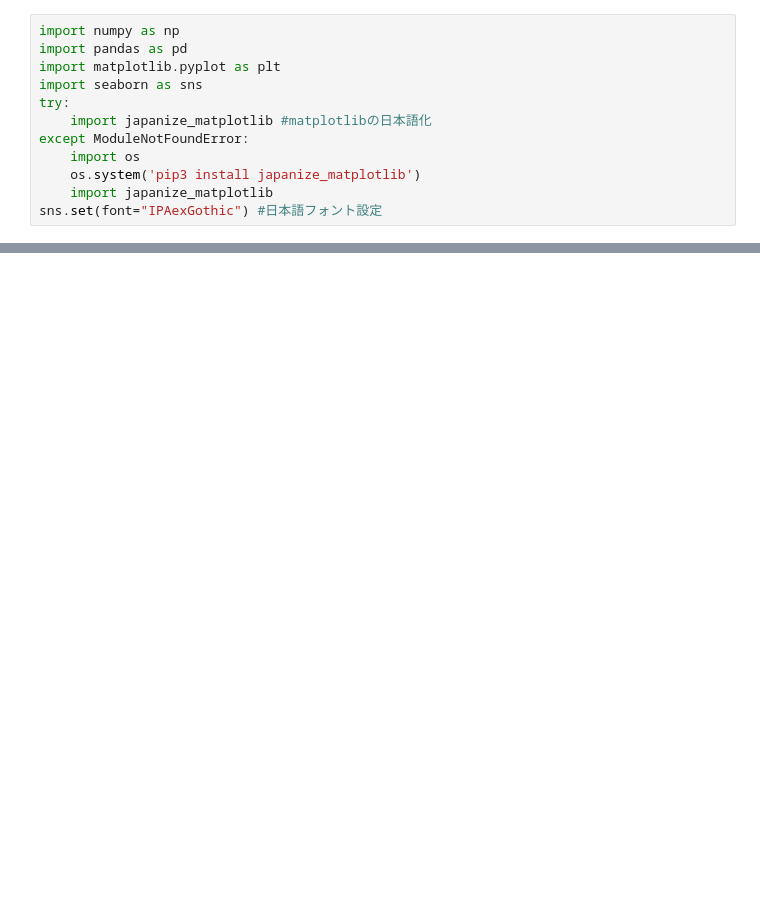
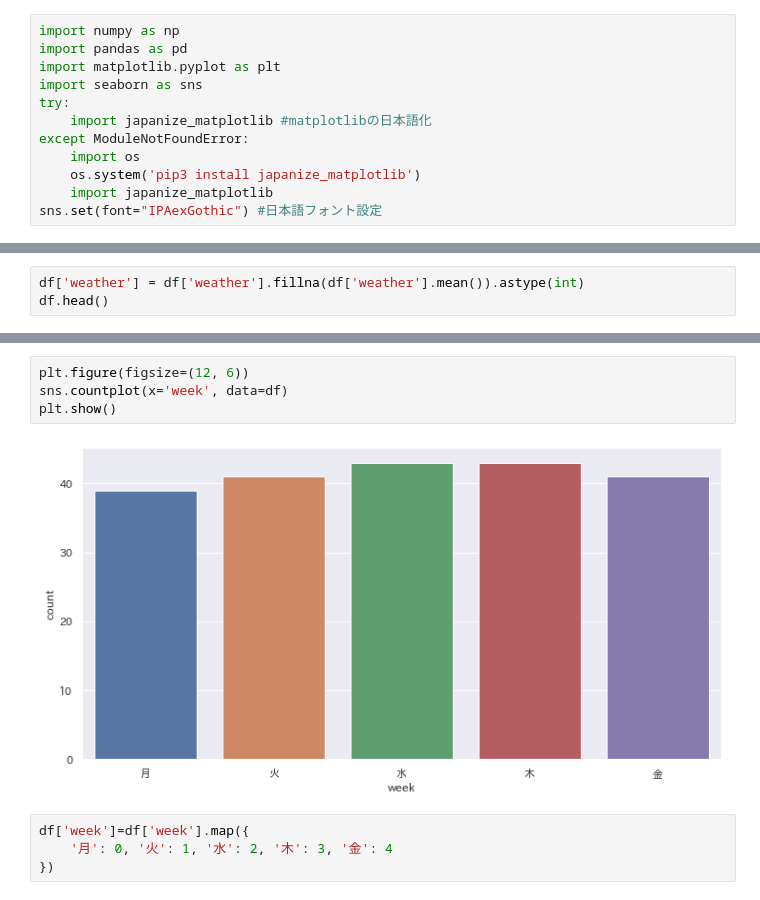
Before and after one commit to wakana23/anime2021, a Jupyter notebook: 数値計算法IDay4.ipynb, the cells around one changed output, grey strips where cells are left out. Drawn from its saved outputs; the diff is of its cells as text; blank space fills up the shorter version.

```diff
--- a/数値計算法IDay4.ipynb
+++ b/数値計算法IDay4.ipynb
@@ -324,0 +108,3 @@ for column in df.columns[:-1]:
+# %%
+df['weather'] = df['weather'].fillna(df['weather'].mean()).astype(int)
+df.head()
@@ -324,0 +151,10 @@ for column in df.columns[:-1]:
+# %%
+plt.figure(figsize=(12, 6))
+sns.countplot(x='week', data=df)
+plt.show()
+# %% [output]
+[figure, added]
+# %%
+df['week']=df['week'].map({
+    '月': 0, '火': 1, '水': 2, '木': 3, '金': 4
+})
```
Also changed, not shown: parts of 53 cells of this notebook.
